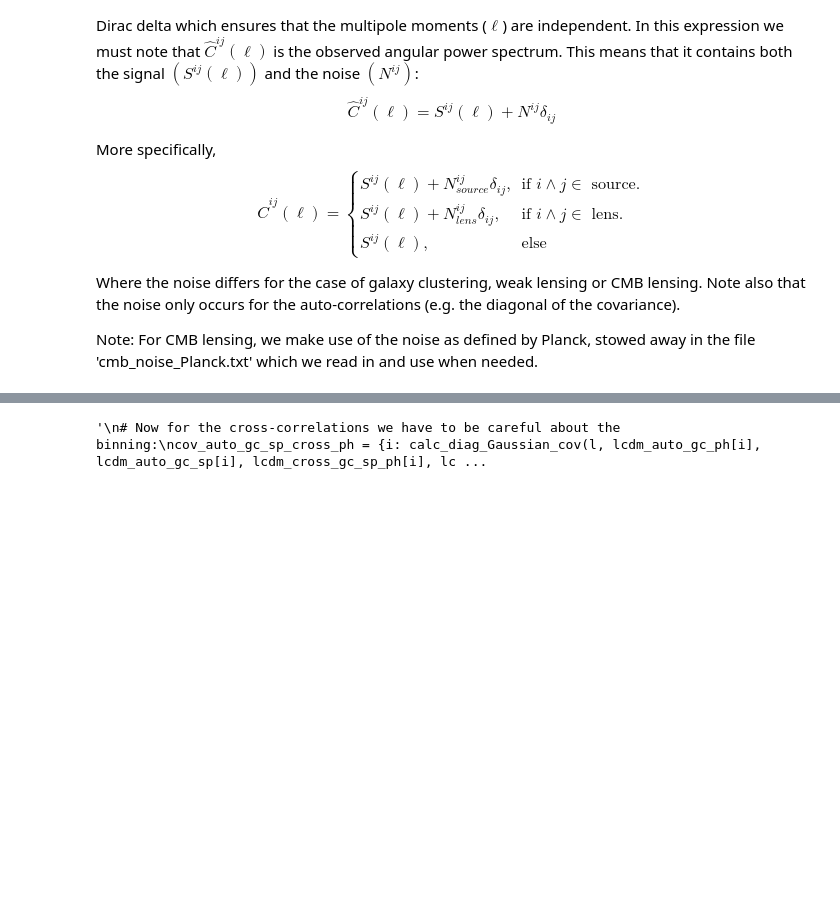
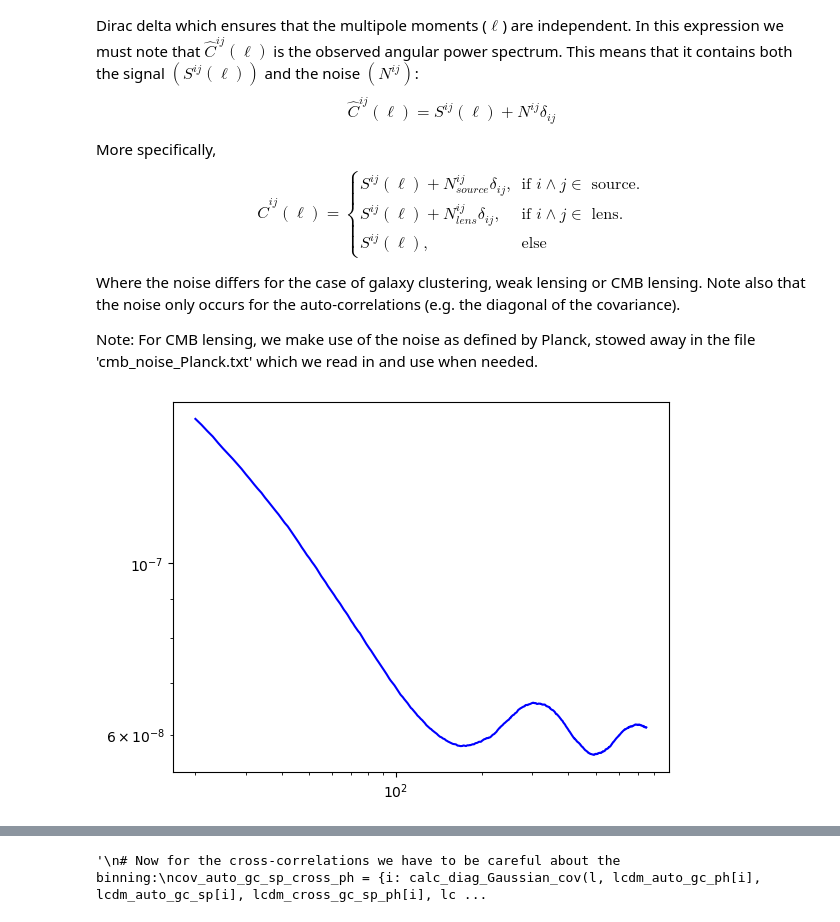
Before and after one commit to XanderHenrik/Masters-Project, a Jupyter notebook: notebooks/identifiability_test.ipynb, the cells around one changed output, grey strips where cells are left out. Saved outputs shown, nothing was run; the diff lists cells and outputs as text; code cells hidden in the pictures; blank space fills up the shorter version.

```diff
--- a/notebooks/identifiability_test.ipynb
+++ b/notebooks/identifiability_test.ipynb
@@ -398,35 +399,40 @@ def calc_diag_Gaussian_cov(l, IM, JN, IN, JM, f_sky, noise_a, noise_b=None):
 
     # auto CMB lensing x auto CMB lensing, all Cl's defined in 1 bin of length l:
     if len(IM) == len(JN) == len(IN) == len(JM) and len(IM) == len(l):
-        pref = 1 / (f_sky * (2*l + 1))
+        pref = 1 / (f_sky * (2 * l + 1))
         ez_diag_cov = pref * (((IM + noise_a) * (JN + noise_a)) + ((IN + noise_a) * (JM + noise_a)))
 
     # For covariance of auto CMB lensing with cross-correlated CMB lensing Cl, assume:
     elif len(IM) == len(JM) == len(l) and len(JN) == len(IN) < len(l): # Assuming we have less tomorgaphic bins than elements in the array of te multipoles
         ez_diag_cov = {}
         pref = 1 / (f_sky * (2 * l + 1))
         for key in JN.keys():
             ez_diag_cov[key] = pref * (((IM + noise_a) * JN[key]) + ((IN[key]) * (JM + noise_a)))
 
     # Covariance of two of the same cross-correlated angular power spectra of CMB lensing with any of the other probes, NOTE: let noise_a be the CMB lensing noise, noise_bis the noise of the other probe
     elif len(IM) == len(l) and len(JN) == len(IN) == len(JM) < len(l):
         ez_diag_cov = {}
         pref = 1 / (f_sky * (2 * l + 1))
         for key in JN.keys():
             # for el in JN.keys():
             #     if key == el:
             ez_diag_cov[key] = pref * (((IM + noise_a) * (JN[key] +  noise_b)) + ((IN[key]) * (JM[key])))
                     # ez_diag_cov[key] = pref * (((IM + noise_a) * (JN[el] +  noise_b)) + ((IN[key]) * (JM[el])))
 
 
     return ez_diag_cov
 
 # Now we want to determine the Gaussian covariance:
 # cov_cmbl_wl = simple_Gaussian_cov(l, lcdm_cmb_wl[0], lcdm_cmb_wl[0], lcdm_auto_cmb[0], lcdm_auto_wl[0], 0.00012, noise=noise_wl)
 # cov_cmbl_wl_next = simple_Gaussian_cov(l, lcdm_cmb_wl[5], lcdm_cmb_wl[5], lcdm_auto_cmb[5], lcdm_auto_wl[5], 0.00012, noise=noise_wl)
 
 # Determine the relevant auto-correlated angular power spectra
-cov_auto_cmb = calc_diag_Gaussian_cov(l, lcdm_auto_cmb, lcdm_auto_cmb, lcdm_auto_cmb, lcdm_auto_cmb, 0.36, noise_cmb_l[0:len(l)], noise_cmb_l[0:len(l)])
+cov_auto_cmb = calc_diag_Gaussian_cov(l, lcdm_auto_cmb[0], lcdm_auto_cmb[0], lcdm_auto_cmb[0], lcdm_auto_cmb[0], 0.36, noise_cmb_l[l], noise_cmb_l[l])
+
+plt.loglog(l, np.sqrt(cov_auto_cmb), label='CMB lensing auto covariance', color='blue')
+plt.show()
+# %% [output]
+[figure, added]
 # %%
 # Define a function to plot the covariance as a diagonal matrix:
 def plot_array_as_diag_matrix(array, title):
```
Also changed, not shown: parts of 36 cells of this notebook, 1 other file.
